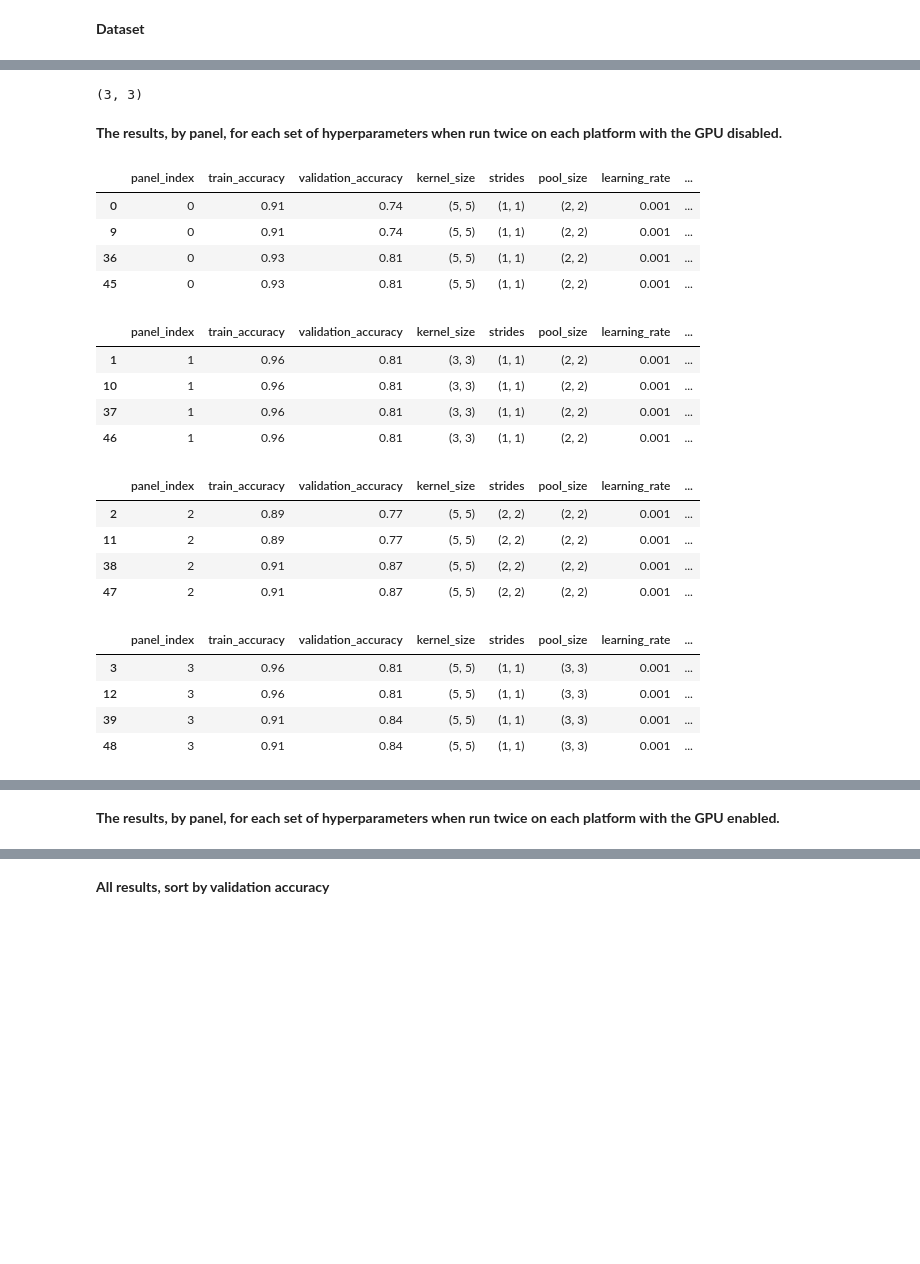
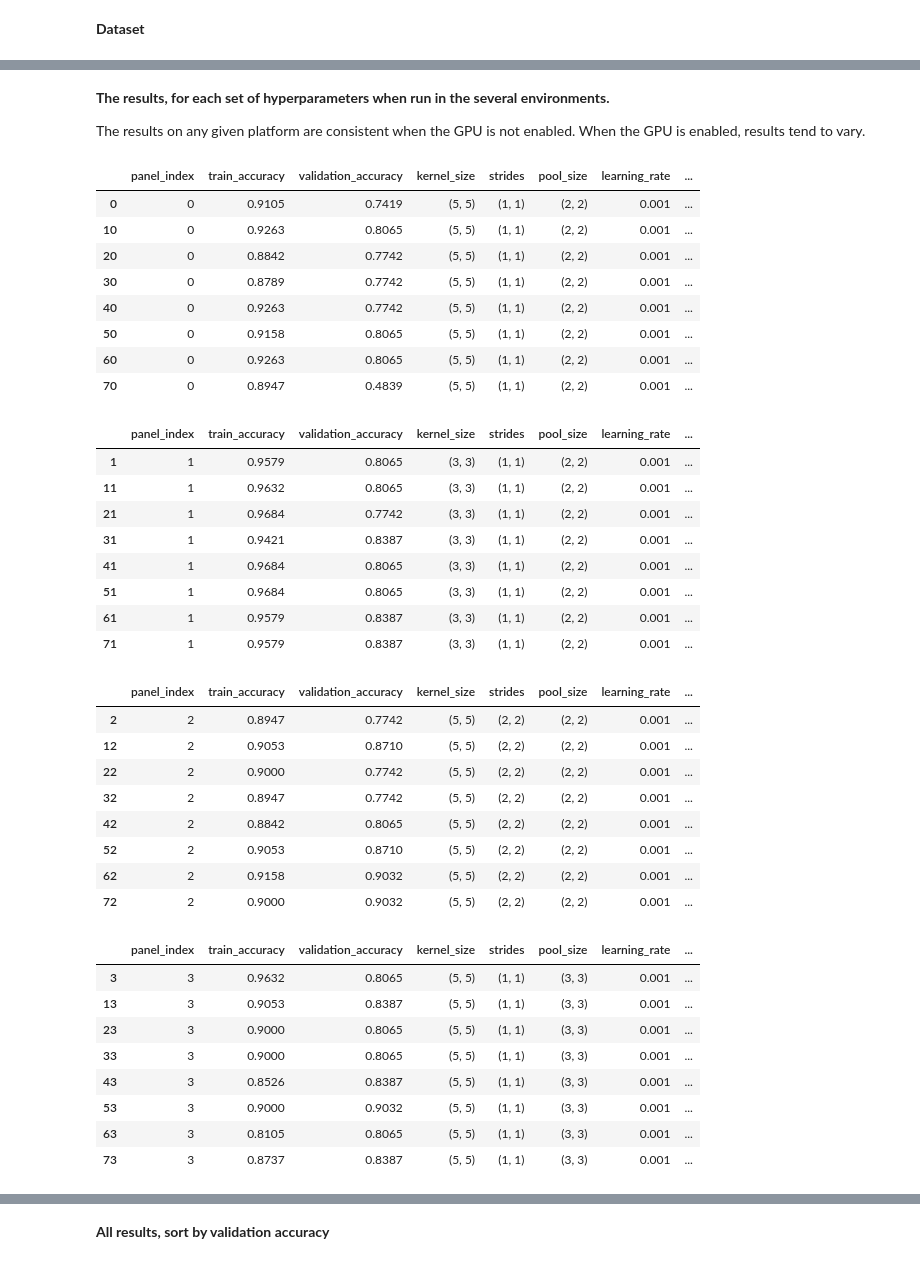
Before and after one commit to RERobbins/mids_w207_summer_22_Richard_Robbins, a Jupyter notebook: submissions/results_analysis.ipynb, the cells around one changed output, grey strips where cells are left out. Drawn from its saved outputs; the diff is of its cells as text; code cells hidden in the pictures; blank space fills up the shorter version.

```diff
--- a/submissions/results_analysis.ipynb
+++ b/submissions/results_analysis.ipynb
@@ -57,31 +23,45 @@ df
-# %%
-ast.literal_eval("(3,3)")
-# %% [output]
-(3, 3)
 # %% [markdown]
-**The results, by panel, for each set of hyperparameters when run twice on each platform with the GPU disabled.**
+**The results, for each set of hyperparameters when run in the several environments.**
+
+The results on any given platform are consistent when the GPU is not enabled.  When the GPU is enabled, results tend to vary.
 # %%
 for index in df.panel_index.unique():
-    display(df[(df.panel_index == index) & (df.gpu == "[]")])
+    display(df[df.panel_index == index])
 # %% [output]
 |  | panel_index | train_accuracy | validation_accuracy | kernel_size | strides | pool_size | learning_rate | ... |
-| 0 | 0 | 0.91 | 0.74 | (5, 5) | (1, 1) | (2, 2) | 0.001 | ... |
-| 9 | 0 | 0.91 | 0.74 | (5, 5) | (1, 1) | (2, 2) | 0.001 | ... |
-| 36 | 0 | 0.93 | 0.81 | (5, 5) | (1, 1) | (2, 2) | 0.001 | ... |
-| 45 | 0 | 0.93 | 0.81 | (5, 5) | (1, 1) | (2, 2) | 0.001 | ... |
+| 0 | 0 | 0.9105 | 0.7419 | (5, 5) | (1, 1) | (2, 2) | 0.001 | ... |
+| 10 | 0 | 0.9263 | 0.8065 | (5, 5) | (1, 1) | (2, 2) | 0.001 | ... |
+| 20 | 0 | 0.8842 | 0.7742 | (5, 5) | (1, 1) | (2, 2) | 0.001 | ... |
+| 30 | 0 | 0.8789 | 0.7742 | (5, 5) | (1, 1) | (2, 2) | 0.001 | ... |
+| 40 | 0 | 0.9263 | 0.7742 | (5, 5) | (1, 1) | (2, 2) | 0.001 | ... |
+| 50 | 0 | 0.9158 | 0.8065 | (5, 5) | (1, 1) | (2, 2) | 0.001 | ... |
+| 60 | 0 | 0.9263 | 0.8065 | (5, 5) | (1, 1) | (2, 2) | 0.001 | ... |
+| 70 | 0 | 0.8947 | 0.4839 | (5, 5) | (1, 1) | (2, 2) | 0.001 | ... |
 |  | panel_index | train_accuracy | validation_accuracy | kernel_size | strides | pool_size | learning_rate | ... |
-| 1 | 1 | 0.96 | 0.81 | (3, 3) | (1, 1) | (2, 2) | 0.001 | ... |
-| 10 | 1 | 0.96 | 0.81 | (3, 3) | (1, 1) | (2, 2) | 0.001 | ... |
-| 37 | 1 | 0.96 | 0.81 | (3, 3) | (1, 1) | (2, 2) | 0.001 | ... |
-| 46 | 1 | 0.96 | 0.81 | (3, 3) | (1, 1) | (2, 2) | 0.001 | ... |
+| 1 | 1 | 0.9579 | 0.8065 | (3, 3) | (1, 1) | (2, 2) | 0.001 | ... |
+| 11 | 1 | 0.9632 | 0.8065 | (3, 3) | (1, 1) | (2, 2) | 0.001 | ... |
+| 21 | 1 | 0.9684 | 0.7742 | (3, 3) | (1, 1) | (2, 2) | 0.001 | ... |
+| 31 | 1 | 0.9421 | 0.8387 | (3, 3) | (1, 1) | (2, 2) | 0.001 | ... |
+| 41 | 1 | 0.9684 | 0.8065 | (3, 3) | (1, 1) | (2, 2) | 0.001 | ... |
+| 51 | 1 | 0.9684 | 0.8065 | (3, 3) | (1, 1) | (2, 2) | 0.001 | ... |
+| 61 | 1 | 0.9579 | 0.8387 | (3, 3) | (1, 1) | (2, 2) | 0.001 | ... |
+| 71 | 1 | 0.9579 | 0.8387 | (3, 3) | (1, 1) | (2, 2) | 0.001 | ... |
 |  | panel_index | train_accuracy | validation_accuracy | kernel_size | strides | pool_size | learning_rate | ... |
-| 2 | 2 | 0.89 | 0.77 | (5, 5) | (2, 2) | (2, 2) | 0.001 | ... |
-| 11 | 2 | 0.89 | 0.77 | (5, 5) | (2, 2) | (2, 2) | 0.001 | ... |
-| 38 | 2 | 0.91 | 0.87 | (5, 5) | (2, 2) | (2, 2) | 0.001 | ... |
-| 47 | 2 | 0.91 | 0.87 | (5, 5) | (2, 2) | (2, 2) | 0.001 | ... |
+| 2 | 2 | 0.8947 | 0.7742 | (5, 5) | (2, 2) | (2, 2) | 0.001 | ... |
+| 12 | 2 | 0.9053 | 0.8710 | (5, 5) | (2, 2) | (2, 2) | 0.001 | ... |
+| 22 | 2 | 0.9000 | 0.7742 | (5, 5) | (2, 2) | (2, 2) | 0.001 | ... |
+| 32 | 2 | 0.8947 | 0.7742 | (5, 5) | (2, 2) | (2, 2) | 0.001 | ... |
+| 42 | 2 | 0.8842 | 0.8065 | (5, 5) | (2, 2) | (2, 2) | 0.001 | ... |
+| 52 | 2 | 0.9053 | 0.8710 | (5, 5) | (2, 2) | (2, 2) | 0.001 | ... |
+| 62 | 2 | 0.9158 | 0.9032 | (5, 5) | (2, 2) | (2, 2) | 0.001 | ... |
+| 72 | 2 | 0.9000 | 0.9032 | (5, 5) | (2, 2) | (2, 2) | 0.001 | ... |
 |  | panel_index | train_accuracy | validation_accuracy | kernel_size | strides | pool_size | learning_rate | ... |
-| 3 | 3 | 0.96 | 0.81 | (5, 5) | (1, 1) | (3, 3) | 0.001 | ... |
-| 12 | 3 | 0.96 | 0.81 | (5, 5) | (1, 1) | (3, 3) | 0.001 | ... |
-| 39 | 3 | 0.91 | 0.84 | (5, 5) | (1, 1) | (3, 3) | 0.001 | ... |
-| 48 | 3 | 0.91 | 0.84 | (5, 5) | (1, 1) | (3, 3) | 0.001 | ... |
+| 3 | 3 | 0.9632 | 0.8065 | (5, 5) | (1, 1) | (3, 3) | 0.001 | ... |
+| 13 | 3 | 0.9053 | 0.8387 | (5, 5) | (1, 1) | (3, 3) | 0.001 | ... |
+| 23 | 3 | 0.9000 | 0.8065 | (5, 5) | (1, 1) | (3, 3) | 0.001 | ... |
+| 33 | 3 | 0.9000 | 0.8065 | (5, 5) | (1, 1) | (3, 3) | 0.001 | ... |
+| 43 | 3 | 0.8526 | 0.8387 | (5, 5) | (1, 1) | (3, 3) | 0.001 | ... |
+| 53 | 3 | 0.9000 | 0.9032 | (5, 5) | (1, 1) | (3, 3) | 0.001 | ... |
+| 63 | 3 | 0.8105 | 0.8065 | (5, 5) | (1, 1) | (3, 3) | 0.001 | ... |
+| 73 | 3 | 0.8737 | 0.8387 | (5, 5) | (1, 1) | (3, 3) | 0.001 | ... |
 |  | panel_index | train_accuracy | validation_accuracy | kernel_size | strides | pool_size | learning_rate | ... |
@@ -112,2 +120,0 @@ for index in df.panel_index.unique():
-# %% [markdown]
-**The results, by panel, for each set of hyperparameters when run twice on each platform with the GPU enabled.**
```
Also changed, not shown: parts of 9 cells of this notebook, 1 other file.
